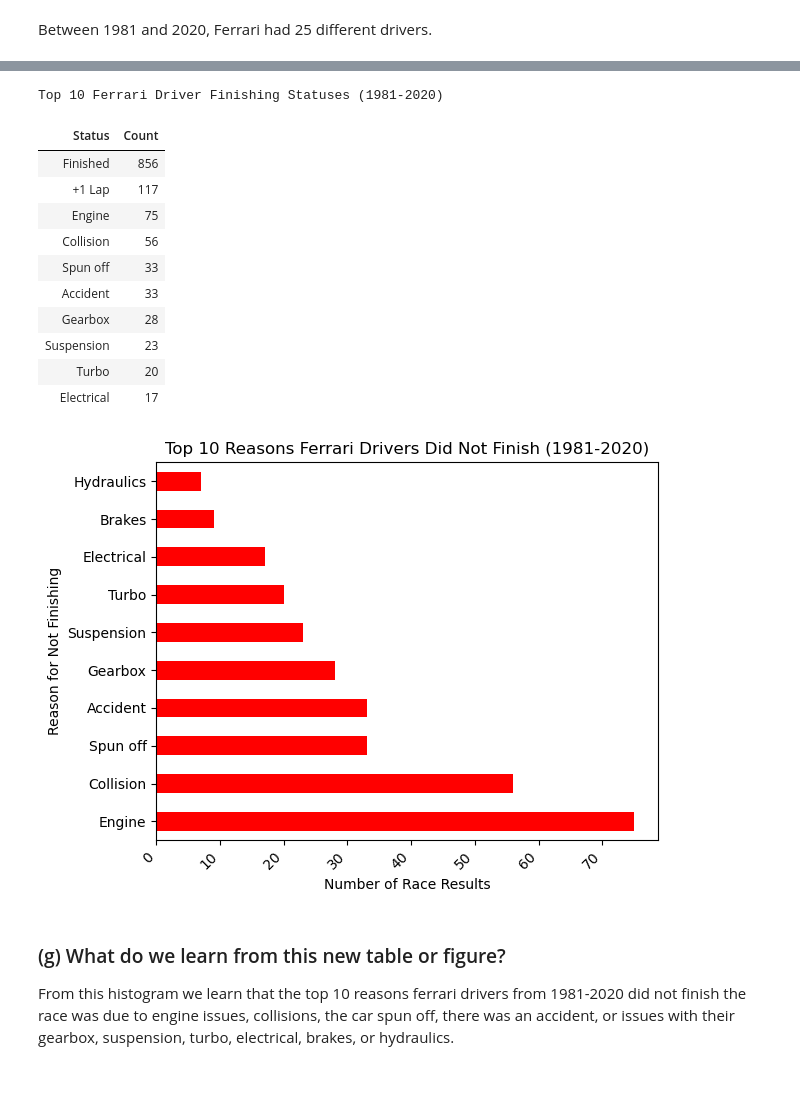
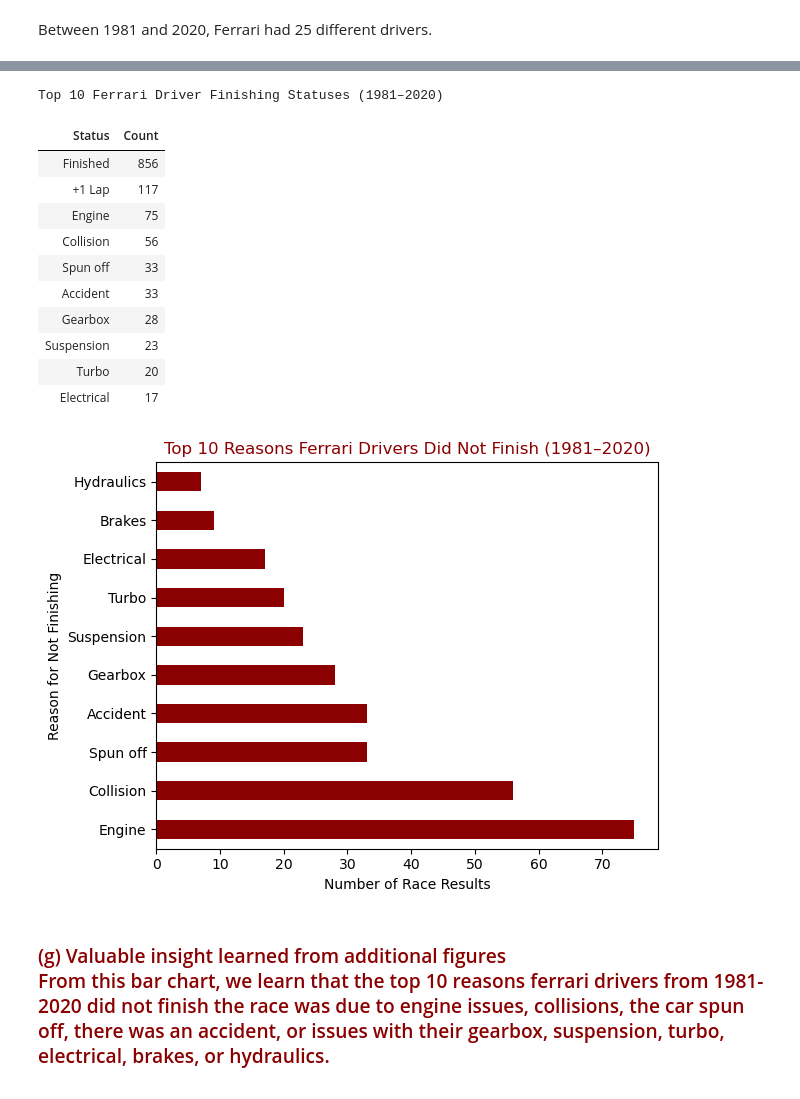
Before and after one commit to maxinehb/datasci530fall2026, a Jupyter notebook: Assignment 2/Assignment2.ipynb, the cells around one changed output, grey strips where cells are left out. Drawn from its saved outputs; the diff is of its cells as text; code cells hidden in the pictures.

```diff
--- a/Assignment 2/Assignment2.ipynb
+++ b/Assignment 2/Assignment2.ipynb
@@ -321,62 +367,77 @@ Ferrari's best year based on number of wins was 2002, having earned 15 wins that
 # %%
-# Add finishing status information to the Ferrari dataframe from part (d)
+# Add finishing status information to the Ferrari dataset
 ferrari_status = ferrari.merge(
     status[['statusId', 'status']],
     on='statusId'
 )
 
-# Count each Ferrari finishing status from 1981-2020
+# Quality checks
+#print(ferrari_status.shape)
+#print(ferrari_status.isna().sum())
+#print(ferrari_status['status'].nunique())
+
+# Count each Ferrari finishing status
 status_counts = ferrari_status['status'].value_counts().reset_index()
 
-# Give the columns clearer names
+# Rename columns
 status_counts.columns = ['Status', 'Count']
 
-# Pretty table: Top 10 statuses overall
+# Display the most common statuses
+#display(status_counts.head(20))
+
+# Select the top 10 finishing statuses
 top_10_status = status_counts.head(10)
 
+# Display the pretty table
 display(
     top_10_status.style
     .hide(axis='index')
-    .set_caption('Top 10 Ferrari Driver Finishing Statuses (1981-2020)')
+    .set_caption('Top 10 Ferrari Driver Finishing Statuses (1981–2020)')
 )
 
-# Bar chart: Top 10 reasons for not finishing
-# Remove statuses that represent finishing
+# Remove statuses that represent completed or classified finishes
 not_finished = status_counts[
     (status_counts['Status'] != 'Finished') &
     (status_counts['Status'] != '+1 Lap') &
     (status_counts['Status'] != '+2 Laps')
 ]
 
-# Plot the top 10 reasons for not finishing
-not_finished.head(10).plot(
+# Display the top 10 reasons for not finishing
+#display(not_finished.head(10))
+
+# Select the top 10 reasons for not finishing
+top_10_dnf = not_finished.head(10)
+
+# Display bar chart
+top_10_dnf.plot(
     kind='barh',
     x='Status',
     y='Count',
     legend=False,
-    color = 'red'
+    color='darkred'
 )
 
-plt.title('Top 10 Reasons Ferrari Drivers Did Not Finish (1981-2020)')
+plt.title('Top 10 Reasons Ferrari Drivers Did Not Finish (1981–2020)', color='darkred')
+plt.xlabel('Number of Race Results')
 plt.ylabel('Reason for Not Finishing')
-plt.xlabel('Number of Race Results')
-plt.xticks(rotation=45, ha='right')
+
 plt.tight_layout()
 plt.show()
 # %% [output]
-Top 10 Ferrari Driver Finishing Statuses (1981-2020)
+Top 10 Ferrari Driver Finishing Statuses (1981–2020)
 | Status | Count |
 | Finished | 856 |
 | +1 Lap | 117 |
 | Engine | 75 |
 | Collision | 56 |
 | Spun off | 33 |
 | Accident | 33 |
 | Gearbox | 28 |
 | Suspension | 23 |
 | Turbo | 20 |
 | Electrical | 17 |
-[figure, old version]
+[figure, new version]
 # %% [markdown]
-### (g) What do we learn from this new table or figure?
-From this histogram we learn that the top 10 reasons ferrari drivers from 1981-2020 did not finish the race was due to engine issues, collisions, the car spun off, there was an accident, or issues with their gearbox, suspension, turbo, electrical, brakes, or hydraulics.
+<h3 style="color:#8B0000;">(g) Valuable insight learned from additional figures</h1>
+
+From this bar chart, we learn that the top 10 reasons ferrari drivers from 1981-2020 did not finish the race was due to engine issues, collisions, the car spun off, there was an accident, or issues with their gearbox, suspension, turbo, electrical, brakes, or hydraulics.
```
Also changed, not shown: parts of 48 cells of this notebook.
